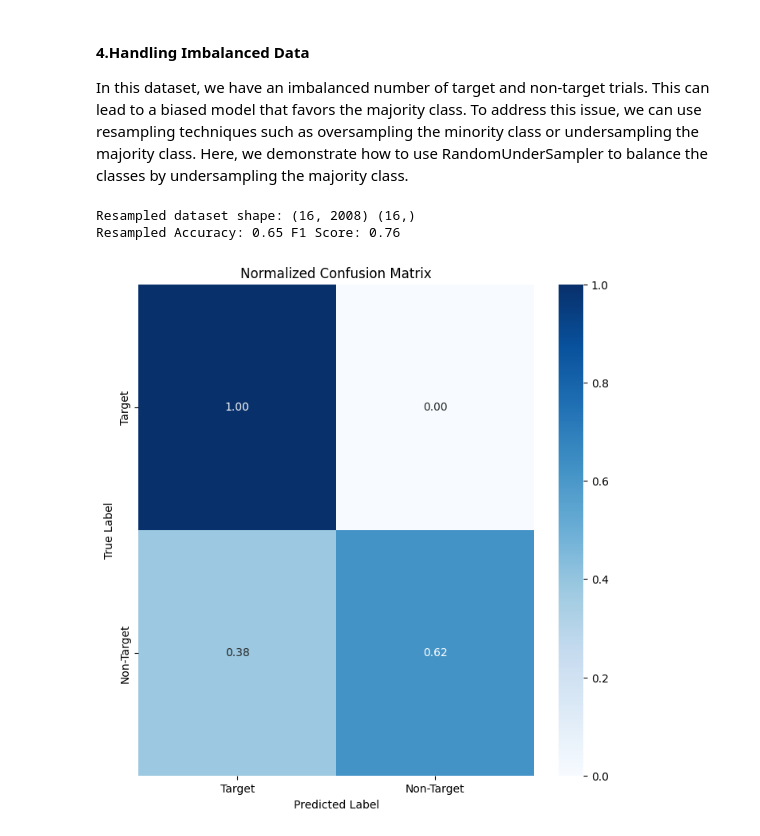
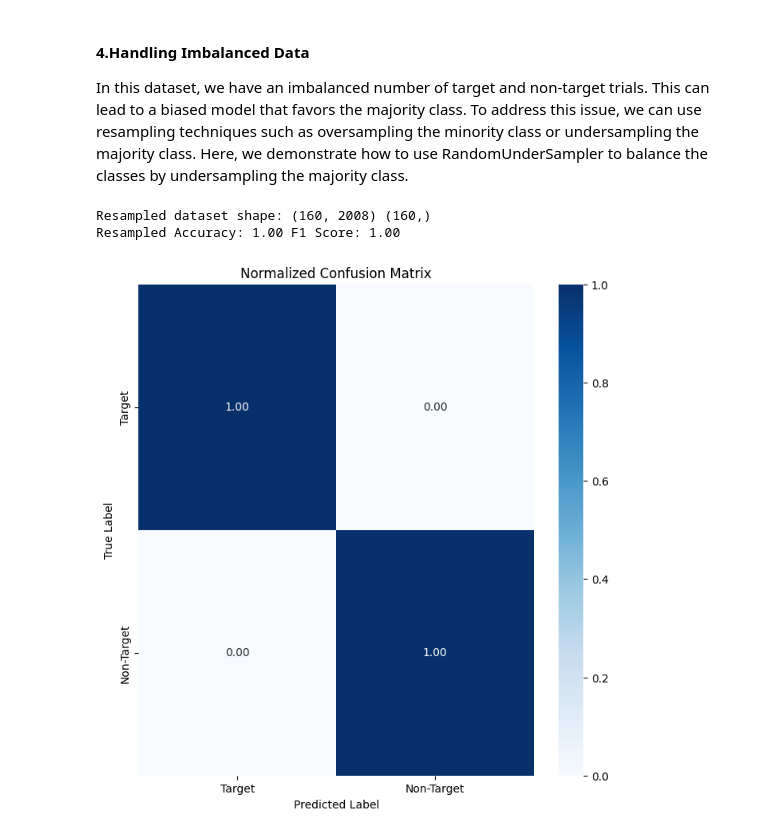
Before and after one commit to BRomans/Workshop-DemyBCI2025, a Jupyter notebook: notebooks/2_p300_classification.ipynb, the cells around one changed output. Saved outputs shown, nothing was run; the diff lists cells and outputs as text; code cells hidden in the pictures.

```diff
--- a/notebooks/2_p300_classification.ipynb
+++ b/notebooks/2_p300_classification.ipynb
@@ -264,19 +284,25 @@ plot_cross_validated_roc_curve(X=X_train, y=y_train, clf=model, n_splits=n_split
 In this dataset, we have an imbalanced number of target and non-target trials. This can lead to a biased model that favors the majority class. To address this issue, we can use resampling techniques such as oversampling the minority class or undersampling the majority class. Here, we demonstrate how to use RandomUnderSampler to balance the classes by undersampling the majority class.
 # %%
 from imblearn.under_sampling import RandomUnderSampler
+from imblearn.over_sampling import RandomOverSampler
+
 rus = RandomUnderSampler(random_state=random_state, sampling_strategy='majority')
-X_res, y_res = rus.fit_resample(X_train, y_train)
+ros = RandomOverSampler(random_state=random_state, sampling_strategy='minority')
+
+X_res, y_res = ros.fit_resample(X_r, y)
 print("Resampled dataset shape:", X_res.shape, y_res.shape)
+
+X_train, X_test, y_train, y_test = train_test_split(X_res, y_res, test_size=0.25, random_state=random_state)
 
 model_res = LinearDiscriminantAnalysis()
 model_res.fit(X_res, y_res)
 y_pred_res = model_res.predict(X_test)
 
 accuracy_res = accuracy_score(y_test, y_pred_res)
 f1_res = f1_score(y_test, y_pred_res, average='binary')
 print(f'Resampled Accuracy: {accuracy_res:.2f} F1 Score: {f1_res:.2f}')
 plot_confusion_matrix(y_test, y_pred_res, classes=['Target', 'Non-Target'], normalize=True)
 # %% [output]
-Resampled dataset shape: (16, 2008) (16,)
-Resampled Accuracy: 0.65 F1 Score: 0.76
+Resampled dataset shape: (160, 2008) (160,)
+Resampled Accuracy: 1.00 F1 Score: 1.00
-[figure, old version]
+[figure, new version]
```
Also changed, not shown: parts of 9 cells of this notebook, 1 other file.
